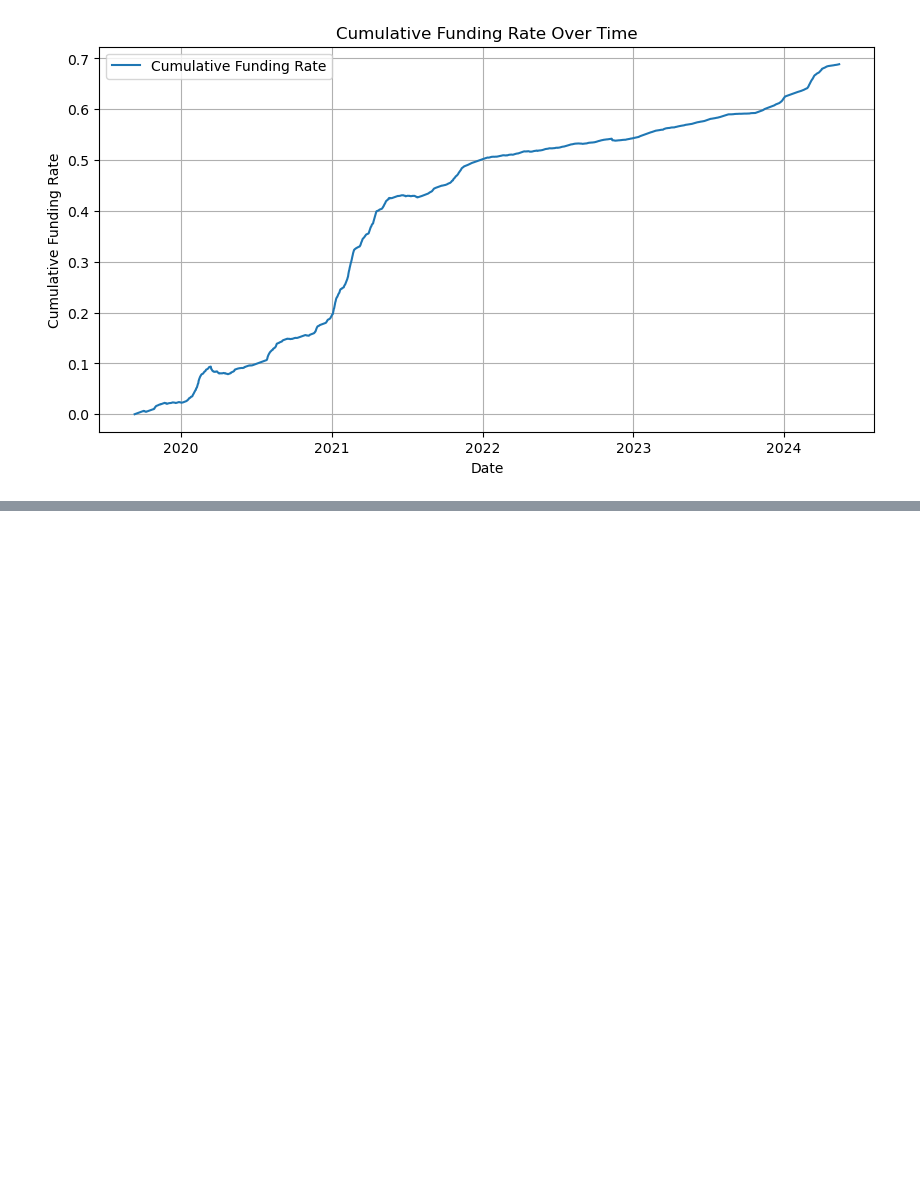
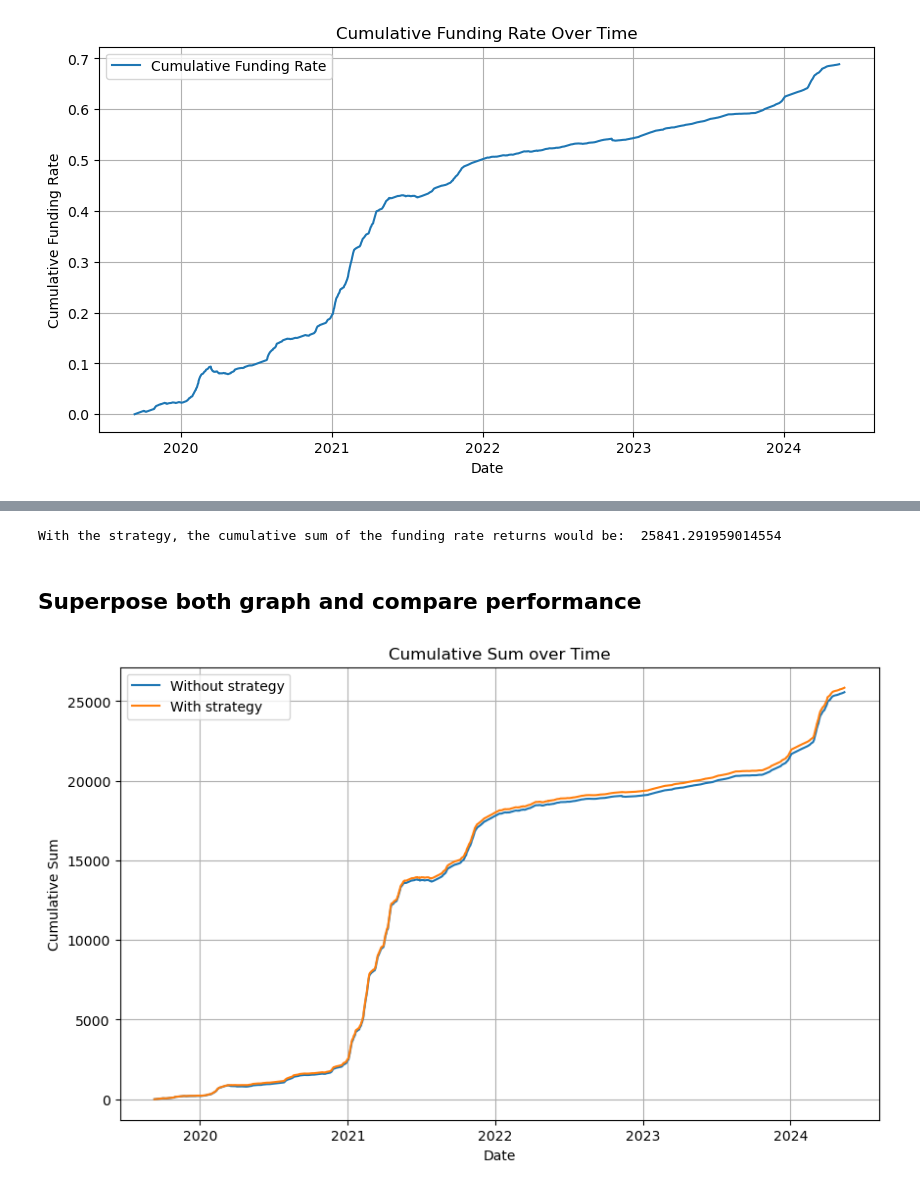
Before and after one commit to Aidasvenc/funding-rate-trading, a Jupyter notebook: Binance.ipynb, the cells around one changed output, grey strips where cells are left out. Drawn from its saved outputs; the diff is of its cells as text; code cells hidden in the pictures; blank space fills up the shorter version.

```diff
--- a/Binance.ipynb
+++ b/Binance.ipynb
@@ -273,0 +374,44 @@ data2.to_csv('data\Bitcoin 2019-09-10')
+# %%
+print("With the strategy, the cumulative sum of the funding rate returns would be: ", cumulative_sum[-1])
+# %% [output]
+With the strategy, the cumulative sum of the funding rate returns would be:  25841.291959014554
+# %% [markdown]
+## Superpose both graph and compare performance
+# %%
+# Calculate the funding rate returns
+result1 = data2['fundingRate'] * data2['Open BTCUSDT_PERP']
+
+# Substract fees from first result
+result1[0] = result1[0] - (data2['Open BTCUSDT_PERP'][0] * fees_future + data2['Open BTCUSDT_SPOT'][0] * fees_spot)
+
+# Compute the cumulative sum
+cumulative_sum1 = result1.cumsum()
+
+# Get the precedent results
+result2 = data2['fundingRate'].copy()
+
+# Verify the condition and apply the strategy
+for i in range(len(data2)):
+    if data2['fundingRate'].iloc[i] < 0 and abs(data2['fundingRate'].iloc[i] * data2['Open BTCUSDT_PERP'].iloc[i]) > (data2['Open BTCUSDT_PERP'].iloc[i] * fees_future + data2['Open BTCUSDT_SPOT'].iloc[i] * fees_spot)*2:
+        result2.iloc[i] = (data2['Open BTCUSDT_PERP'].iloc[i] * fees_future + data2['Open BTCUSDT_SPOT'].iloc[i] * fees_spot)*2
+    else:
+        result2.iloc[i] = data2['fundingRate'].iloc[i] * data2['Open BTCUSDT_PERP'].iloc[i]
+
+# Substract fees from first result
+result2.iloc[0] = result2.iloc[0] - (data2['Open BTCUSDT_PERP'][0] * fees_future + data2['Open BTCUSDT_SPOT'][0] * fees_spot)
+
+# Compute the cumulative sum
+cumulative_sum2 = result2.cumsum()
+
+# Plot
+plt.figure(figsize=(10,6))
+plt.grid(True)
+plt.plot(data2.index, cumulative_sum1, label='Without strategy')
+plt.plot(data2.index, cumulative_sum2, label='With strategy')
+plt.xlabel('Date')
+plt.ylabel('Cumulative Sum')
+plt.title('Cumulative Sum over Time')
+plt.legend()
+plt.show()
+# %% [output]
+[figure, added]
```
Also changed, not shown: parts of 8 cells of this notebook.
